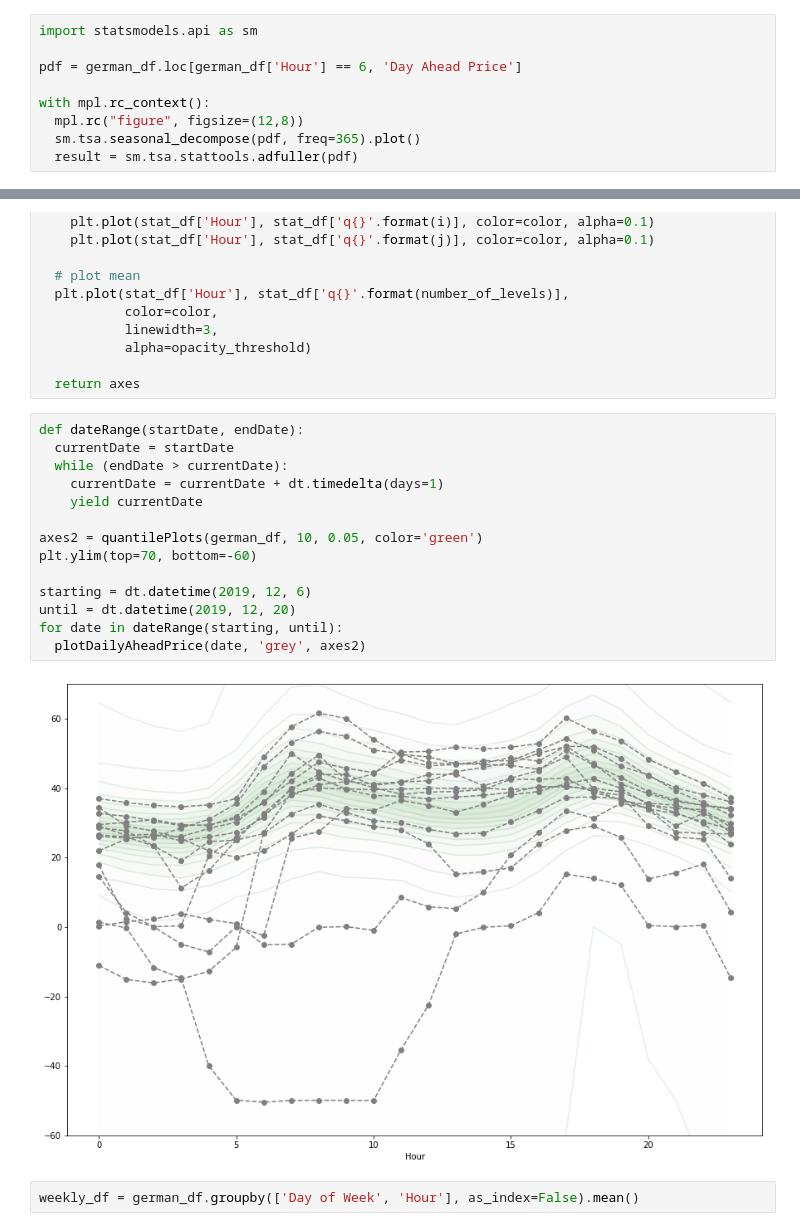
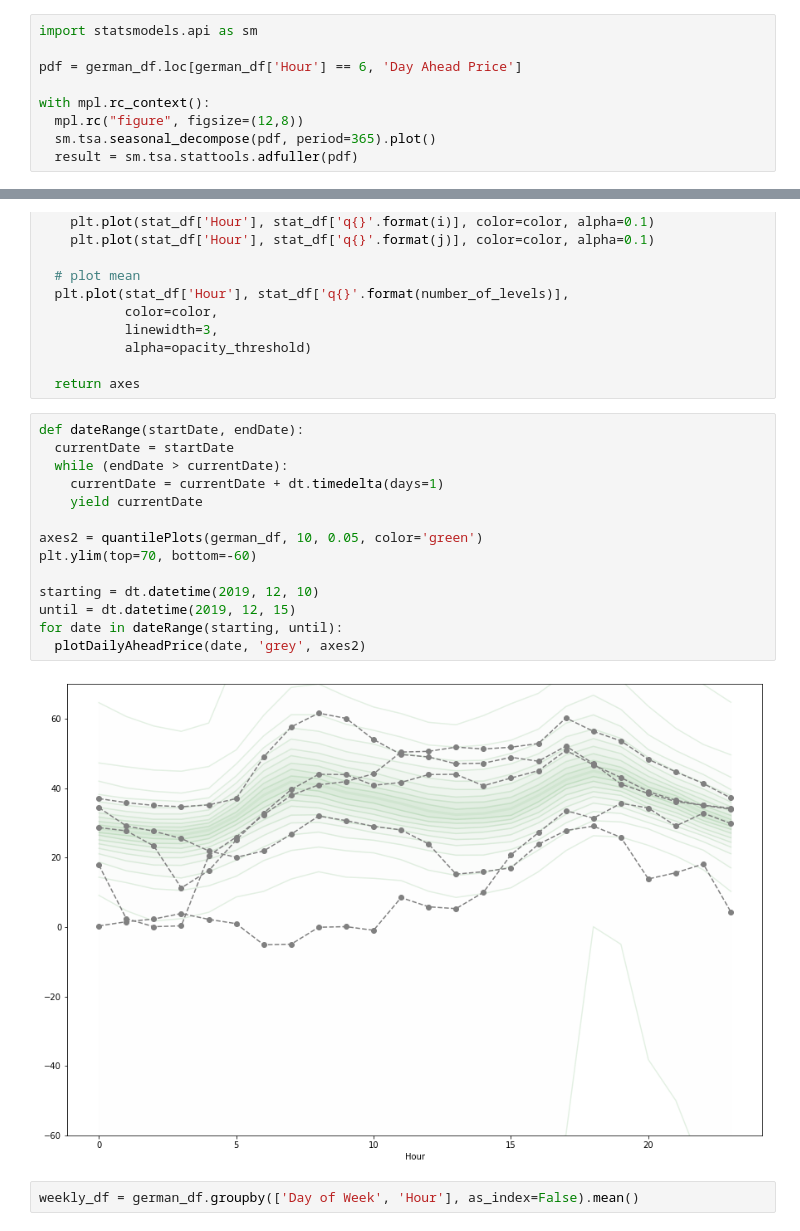
Before and after one commit to sandeshbhatjr/energy-prediction, a Jupyter notebook: docs/ep_cleandata.ipynb, the cells around one changed output, grey strips where cells are left out. Cells and saved outputs as stored; diff of their text form.

```diff
--- a/docs/ep_cleandata.ipynb
+++ b/docs/ep_cleandata.ipynb
@@ -185,6 +310,6 @@ pdf = german_df.loc[german_df['Hour'] == 6, 'Day Ahead Price']
 
 with mpl.rc_context():
   mpl.rc("figure", figsize=(12,8))
-  sm.tsa.seasonal_decompose(pdf, freq=365).plot()
+  sm.tsa.seasonal_decompose(pdf, period=365).plot()
   result = sm.tsa.stattools.adfuller(pdf)
 # %% [output]
@@ -308,19 +433,19 @@ def quantilePlots(german_df, number_of_levels, opacity_threshold, color='grey'):
 # %%
 def dateRange(startDate, endDate):
   currentDate = startDate
   while (endDate > currentDate):
     currentDate = currentDate + dt.timedelta(days=1)
     yield currentDate
 
 axes2 = quantilePlots(german_df, 10, 0.05, color='green')
 plt.ylim(top=70, bottom=-60)
 
-starting = dt.datetime(2019, 12, 6)
-until = dt.datetime(2019, 12, 20)
+starting = dt.datetime(2019, 12, 10)
+until = dt.datetime(2019, 12, 15)
 for date in dateRange(starting, until):
   plotDailyAheadPrice(date, 'grey', axes2)
 # %% [output]
-[figure, old version]
+[figure, new version]
 # %%
 weekly_df = german_df.groupby(['Day of Week', 'Hour'], as_index=False).mean()
 # %%
```
Also changed, not shown: parts of 66 cells of this notebook.
